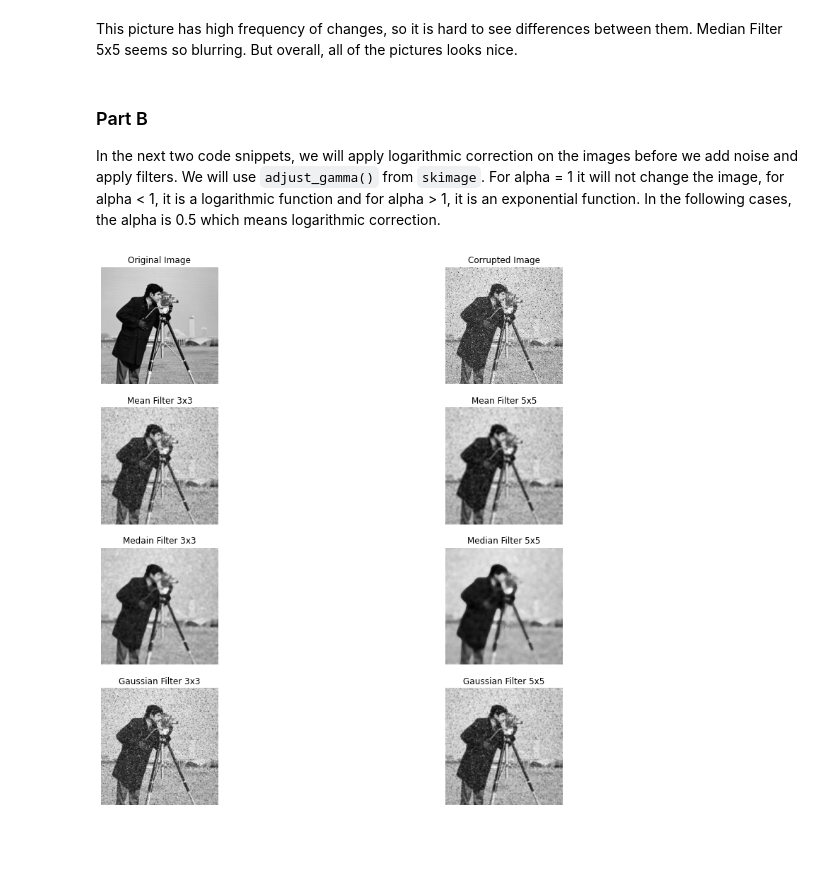
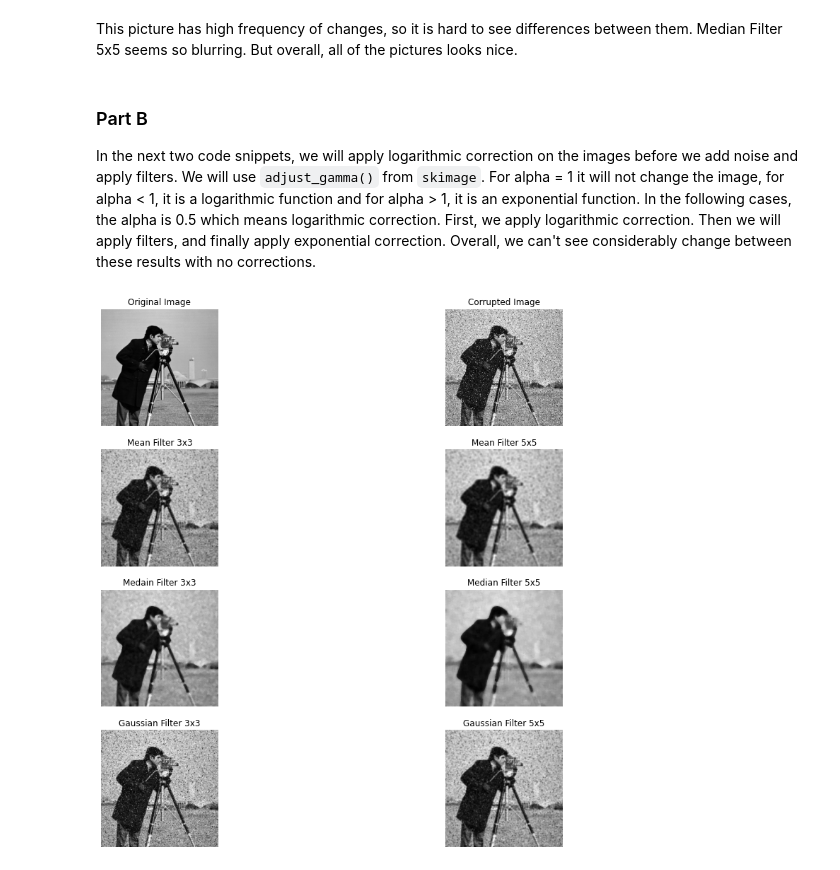
Before and after one commit to erfansobhaei/imgprcsings, a Jupyter notebook: part1/problem3/ImageDenoising.ipynb, the cells around one changed output. Drawn from its saved outputs; the diff is of its cells as text; code cells hidden in the pictures; blank space fills up the shorter version.

```diff
--- a/part1/problem3/ImageDenoising.ipynb
+++ b/part1/problem3/ImageDenoising.ipynb
@@ -136,10 +150,16 @@ This picture has high frequency of changes, so it is hard to see differences bet
 In the next two code snippets, we will apply logarithmic correction on the images before we add noise and apply filters.
 We will use `adjust_gamma()` from `skimage`. For alpha = 1 it will not change the image, for alpha < 1, it is a logarithmic function and for alpha > 1, it is an exponential function.
 In the following cases, the alpha is 0.5 which means logarithmic correction.
+First, we apply logarithmic correction. Then we will apply filters, and finally apply exponential correction.
+Overall, we can't see considerably change between these results with no corrections.
 # %%
-# Applying logarithmic corrction to the image and testing it
+# Applying logarithmic corrction to the image
 cameraman_log = skimage.exposure.adjust_gamma(cameraman, 0.5)
-noise_test(cameraman_log)
+# Applying noise and mean, median and gaussian filters
+cameraman_noised = noise_test(cameraman_log)
+# Applying exponential correction to the image and showing them
+cameraman_exp = [skimage.exposure.adjust_gamma(i, 1.5) for i in cameraman_noised ]
+show_filters(cameraman_exp)
 # %% [output]
-[figure, old version]
+[figure, new version]
 # %%
```
Also changed, not shown: parts of 9 cells of this notebook, 1 other file.
